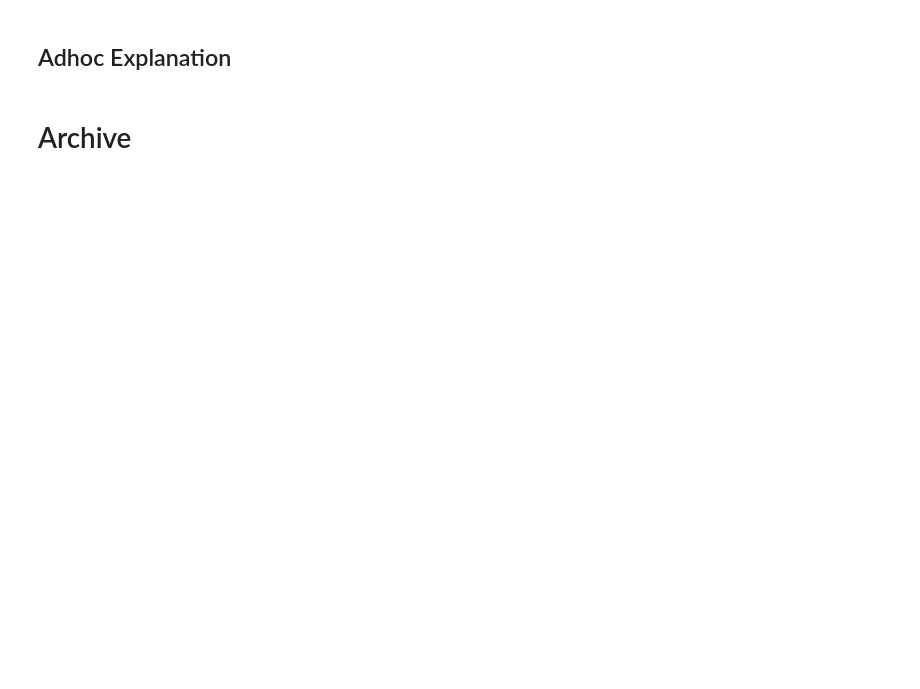
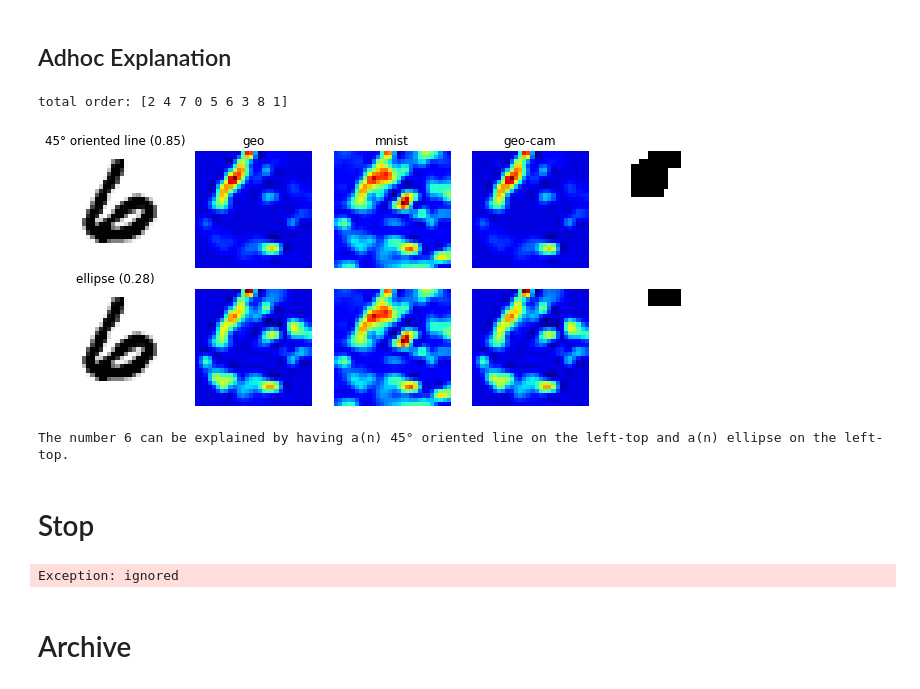
Before and after one commit to fsilvestrim/thesis, a Jupyter notebook: Geo_Cam.ipynb, the cells around one changed output. Drawn from its saved outputs; the diff is of its cells as text; code cells hidden in the pictures; blank space fills up the shorter version.

```diff
--- a/Geo_Cam.ipynb
+++ b/Geo_Cam.ipynb
@@ -1071,33 +1137,43 @@ show_image_in_grid(np.array([
                               {'img': extras['pd_cam'], 'cmap':'jet', 'title':'mnist'},
                               {'img': cam[first_pred], 'cmap':'jet', 'title':'geo-cam'},
                               extras['thresholds'][first_pred],
                               ],
                              [
                               {'img': test_image, 'cmap':'Greys', 'title':f"{dataset_labels[sec_pred]} ({extras['maxes'][sec_pred]:.2f})"},
                               {'img': extras['geo_cams'][sec_pred], 'cmap':'jet'},
                               {'img': extras['pd_cam'], 'cmap':'jet'},
                               {'img': cam[sec_pred], 'cmap':'jet'},
                               extras['thresholds'][sec_pred],
                               ]
                              ]), mnist_shape, figsize=(12, 12))
 
 explanation = ""
 
 for idx in range(2):
   order = extras['order'][idx]
   verbose_key = dataset_labels[order]
 
-  grid_positions = extras['grid_pos'][idx]
+  grid_positions = extras['grid_pos'][order]
 
   if len(grid_positions) > 0:
     if len(explanation) > 0:
       explanation += " and"
     explanation += f" a(n) {verbose_key} on the"
 
   for grid_position in grid_positions:
     verbose_grid_pos = get_verbose_grid_position(*grid_position)
     explanation += f" {verbose_grid_pos[0]}-{verbose_grid_pos[1]}"
 
 print(f"The number {extras['predictions']} can be explained by having{explanation}.")
+# %% [output]
+total order: [2 4 7 0 5 6 3 8 1]
+[figure, added]
+The number 6 can be explained by having a(n) 45° oriented line on the left-top and a(n) ellipse on the left-top.
+# %% [markdown]
+# Stop
+# %%
+raise Exception('do not run any further')
+# %% [output]
+Exception: ignored
 # %% [markdown]
 # Archive
```
Also changed, not shown: parts of 20 cells of this notebook.
